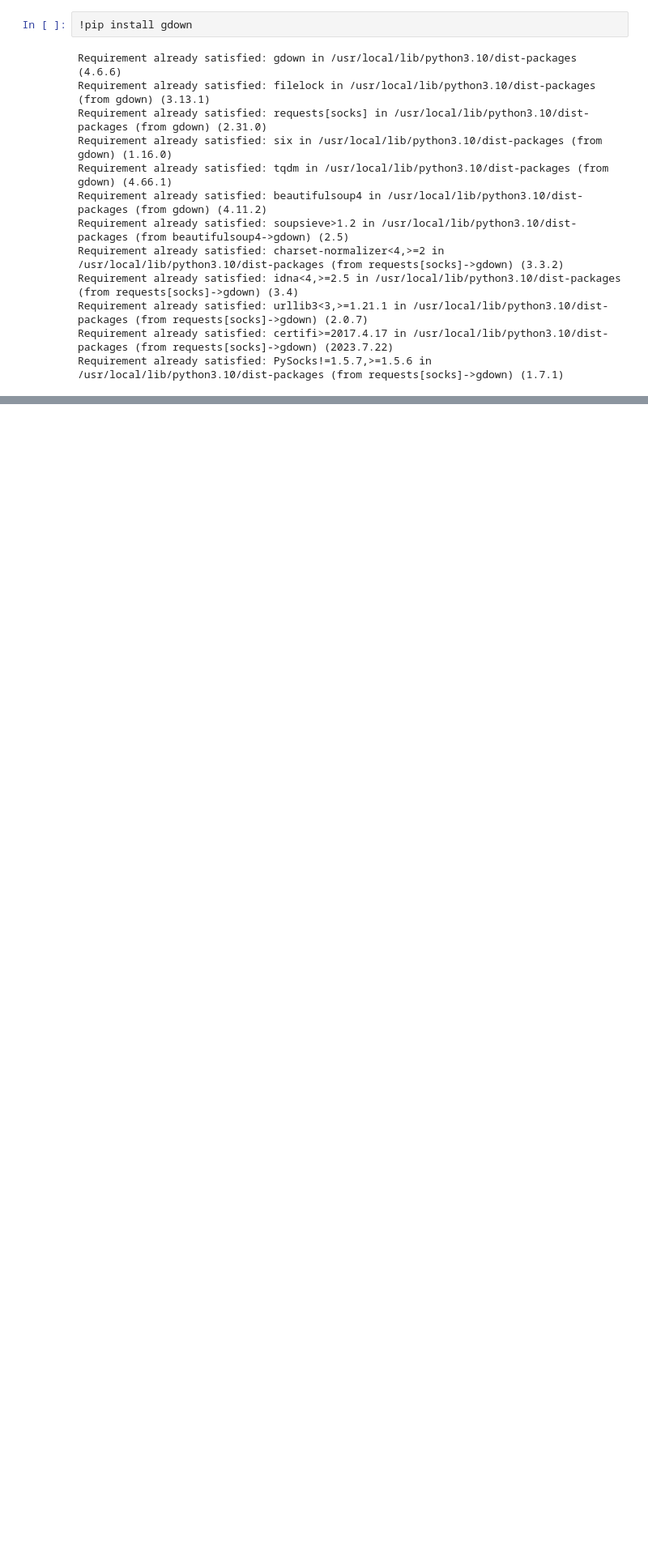
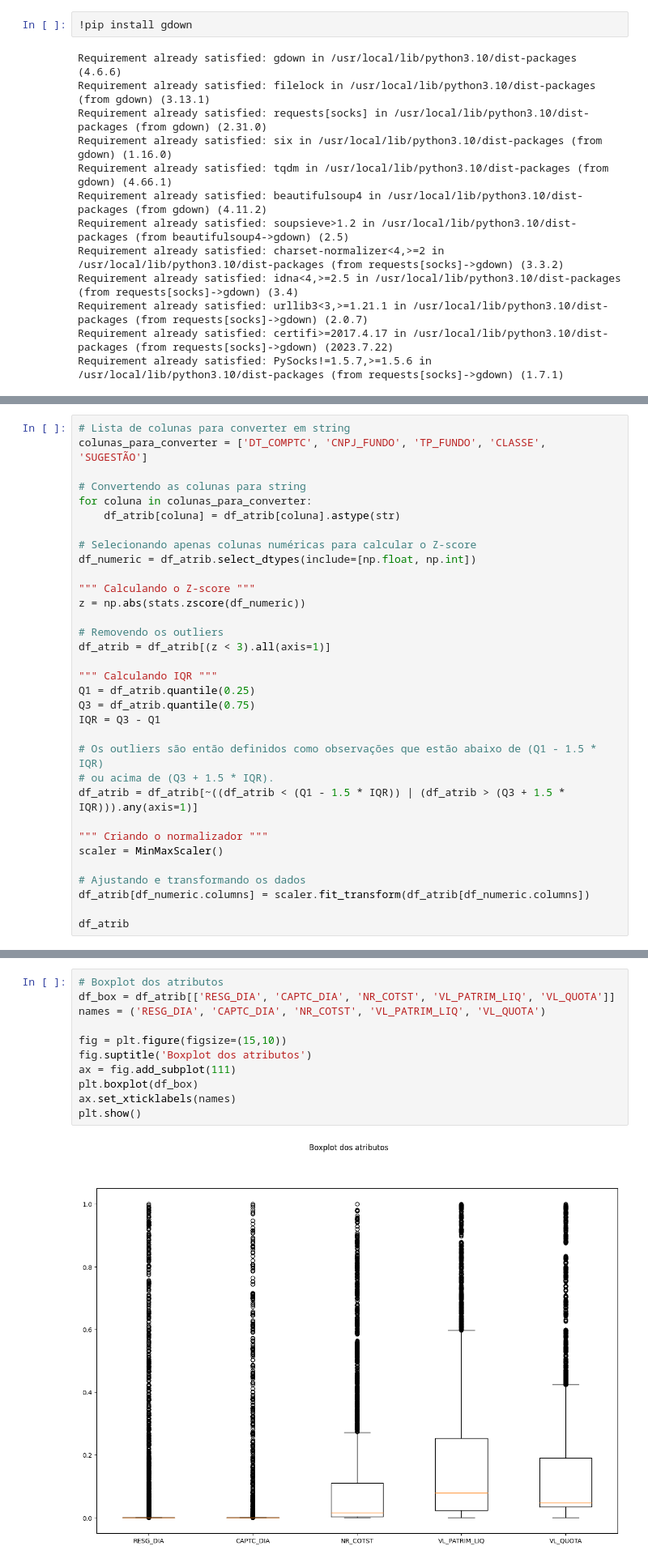
Before and after one commit to Moriblo/MVP_Spt4_EngSoft, a Jupyter notebook: MVP_SPT4_EngSoft_MLFI.ipynb, the cells around one changed output, grey strips where cells are left out. Shown at 81% size. Drawn from its saved outputs; the diff is of its cells as text; blank space fills up the shorter version.

```diff
--- a/MVP_SPT4_EngSoft_MLFI.ipynb
+++ b/MVP_SPT4_EngSoft_MLFI.ipynb
@@ -151,0 +230,33 @@ Warning: total number of rows (150827) exceeds max_rows (20000). Limiting to fir
+# %%
+# Lista de colunas para converter em string
+colunas_para_converter = ['DT_COMPTC', 'CNPJ_FUNDO', 'TP_FUNDO', 'CLASSE', 'SUGESTÃO']
+
+# Convertendo as colunas para string
+for coluna in colunas_para_converter:
+    df_atrib[coluna] = df_atrib[coluna].astype(str)
+
+# Selecionando apenas colunas numéricas para calcular o Z-score
+df_numeric = df_atrib.select_dtypes(include=[np.float, np.int])
+
+""" Calculando o Z-score """
+z = np.abs(stats.zscore(df_numeric))
+
+# Removendo os outliers
+df_atrib = df_atrib[(z < 3).all(axis=1)]
+
+""" Calculando IQR """
+Q1 = df_atrib.quantile(0.25)
+Q3 = df_atrib.quantile(0.75)
+IQR = Q3 - Q1
+
+# Os outliers são então definidos como observações que estão abaixo de (Q1 - 1.5 * IQR)
+# ou acima de (Q3 + 1.5 * IQR).
+df_atrib = df_atrib[~((df_atrib < (Q1 - 1.5 * IQR)) | (df_atrib > (Q3 + 1.5 * IQR))).any(axis=1)]
+
+""" Criando o normalizador """
+scaler = MinMaxScaler()
+
+# Ajustando e transformando os dados
+df_atrib[df_numeric.columns] = scaler.fit_transform(df_atrib[df_numeric.columns])
+
+df_atrib
@@ -151,0 +281,13 @@ Warning: total number of rows (150827) exceeds max_rows (20000). Limiting to fir
+# %%
+# Boxplot dos atributos
+df_box = df_atrib[['RESG_DIA', 'CAPTC_DIA', 'NR_COTST', 'VL_PATRIM_LIQ', 'VL_QUOTA']]
+names = ('RESG_DIA', 'CAPTC_DIA', 'NR_COTST', 'VL_PATRIM_LIQ', 'VL_QUOTA')
+
+fig = plt.figure(figsize=(15,10))
+fig.suptitle('Boxplot dos atributos')
+ax = fig.add_subplot(111)
+plt.boxplot(df_box)
+ax.set_xticklabels(names)
+plt.show()
+# %% [output]
+[figure, added]
```
Also changed, not shown: parts of 24 cells of this notebook.
